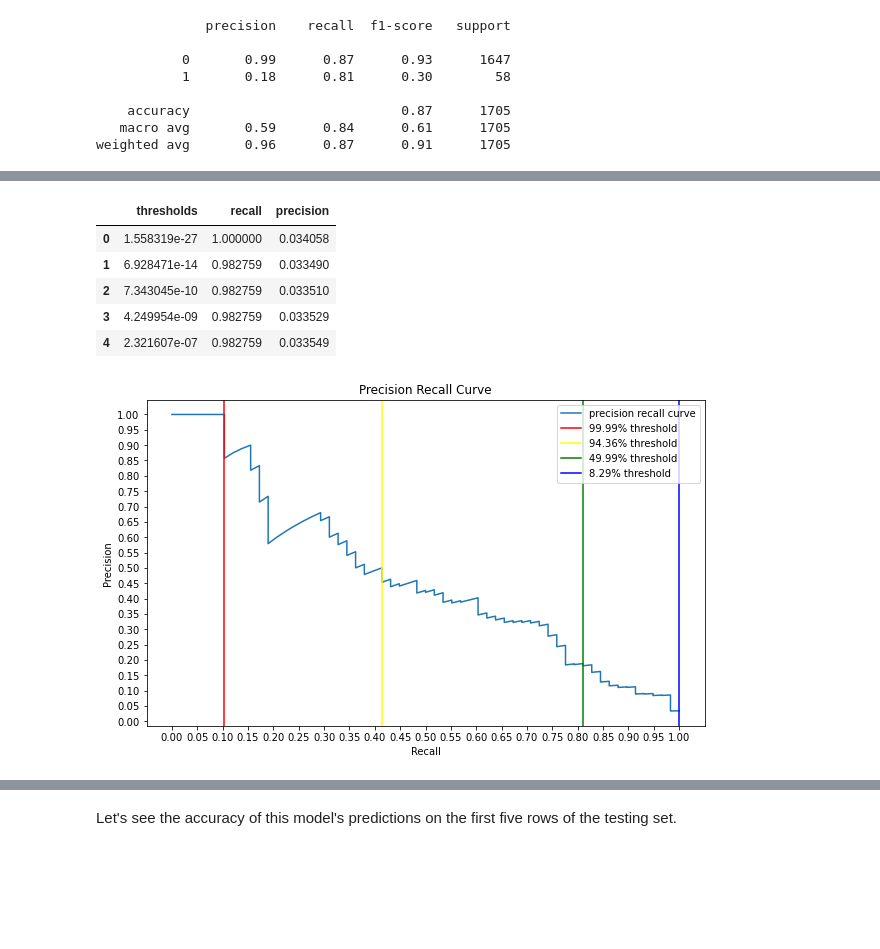
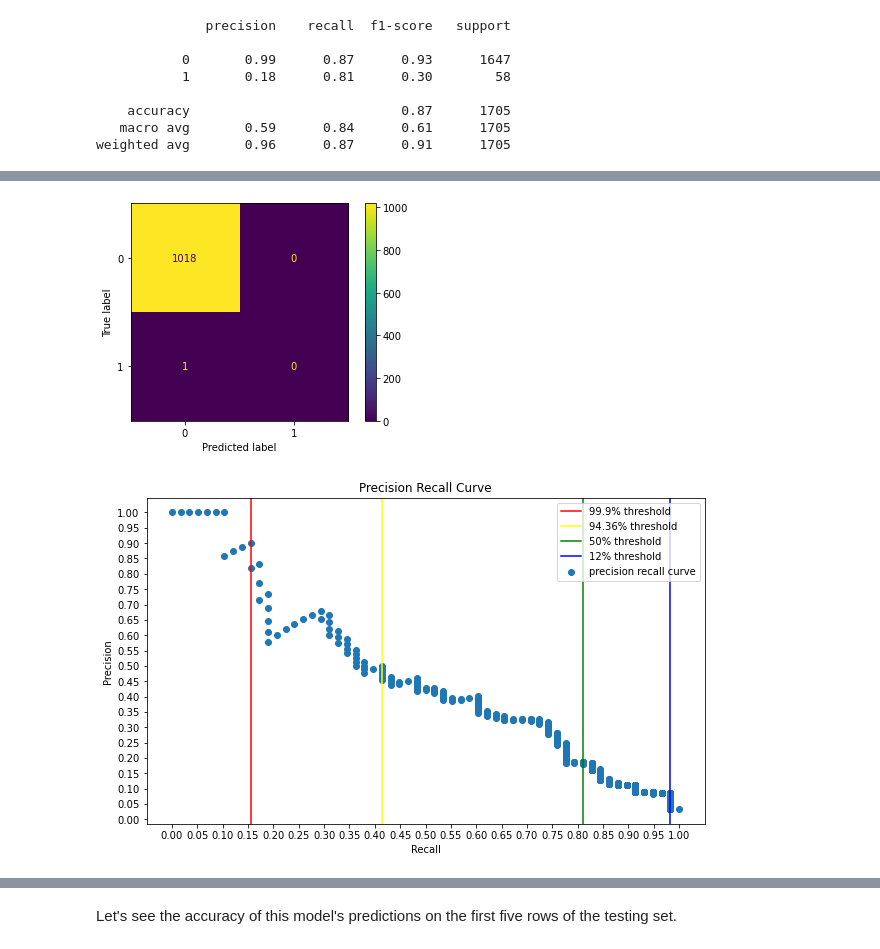
Before and after one commit to DavidKRichter/dsc-bankruptcy-project, a Jupyter notebook: index.ipynb, the cells around one changed output, grey strips where cells are left out. Saved outputs shown, nothing was run; the diff lists cells and outputs as text; code cells hidden in the pictures; blank space fills up the shorter version.

```diff
--- a/index.ipynb
+++ b/index.ipynb
@@ -341,32 +542,35 @@ precision_recall_df.sort_values('precision', ascending=False)[(precision_recall_
 # %%
-#finding the probability threshold for maximum recall
+#confusion matrix using low threshold (high recall)
 
-precision_recall_df.sort_values('thresholds').head()
+# confusion matrix using high threshold
+low_threshold=get_indices_at_threshold(gs_logreg, 0.12, above_thresh=False)
+plot_confusion_matrix(gs_logreg, X_test.loc[low_threshold,:], y_test[low_threshold])
+plt.show()
 # %% [output]
-|  | thresholds | recall | precision |
-| 0 | 1.558319e-27 | 1.000000 | 0.034058 |
-| 1 | 6.928471e-14 | 0.982759 | 0.033490 |
-| 2 | 7.343045e-10 | 0.982759 | 0.033510 |
-| 3 | 4.249954e-09 | 0.982759 | 0.033529 |
-| 4 | 2.321607e-07 | 0.982759 | 0.033549 |
+[figure, added]
 # %%
+y_probs = [n[1] for n in gs_logreg.predict_proba(X_test)]
+
+precision, recall, thresholds = precision_recall_curve(y_test, y_probs)
+
 fig, ax = plt.subplots(figsize=(10, 6))
 
-ax.plot(recall, precision, label='precision recall curve')
+ax.scatter(recall, precision, label='precision recall curve')
 
 ax.set_yticks([i/20.0 for i in range(21)])
 ax.set_xticks([i/20.0 for i in range(21)])
 ax.set_xlabel('Recall')
 ax.set_ylabel('Precision')
 ax.set_title('Precision Recall Curve')
-ax.axvline(x=0.103448, label='99.99% threshold', color='red')
+ax.axvline(x=9/58, label='99.9% threshold', color='red')
 ax.axvline(x=0.413793, label='94.36% threshold', color='yellow')
-ax.axvline(x=0.810345, label='49.99% threshold', color='green')
-ax.axvline(x=1.00, label='8.29% threshold', color='blue')
+ax.axvline(x=0.81, label='50% threshold', color='green')
+ax.axvline(x=57/58, label='12% threshold', color='blue')
 plt.legend(loc='upper right')
+plt.savefig('images/logreg_curve.png')
 plt.show()
 # %% [output]
-[figure, old version]
+[figure, new version]
 # %% [markdown]
 These four lines correspond to the following investment strategies.
 
```
Also changed, not shown: parts of 125 cells of this notebook.
